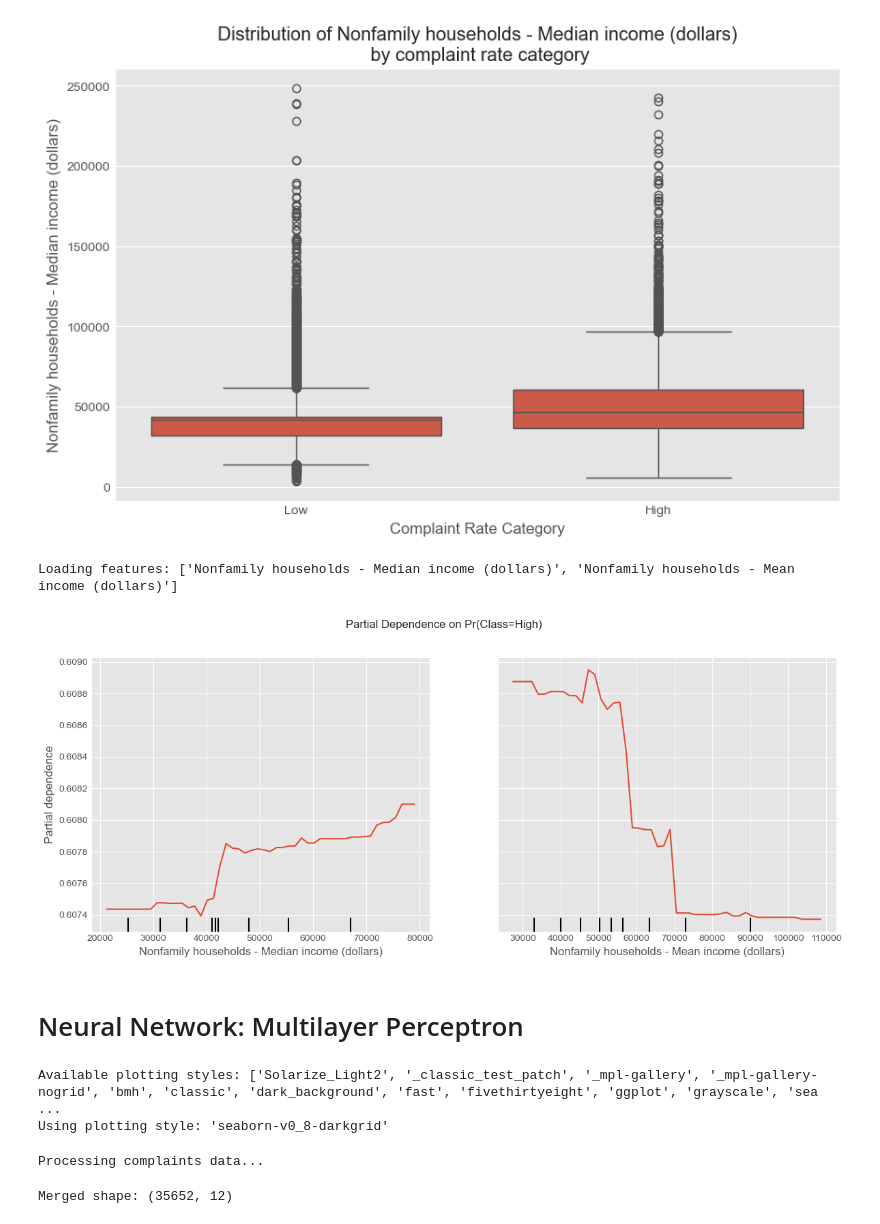
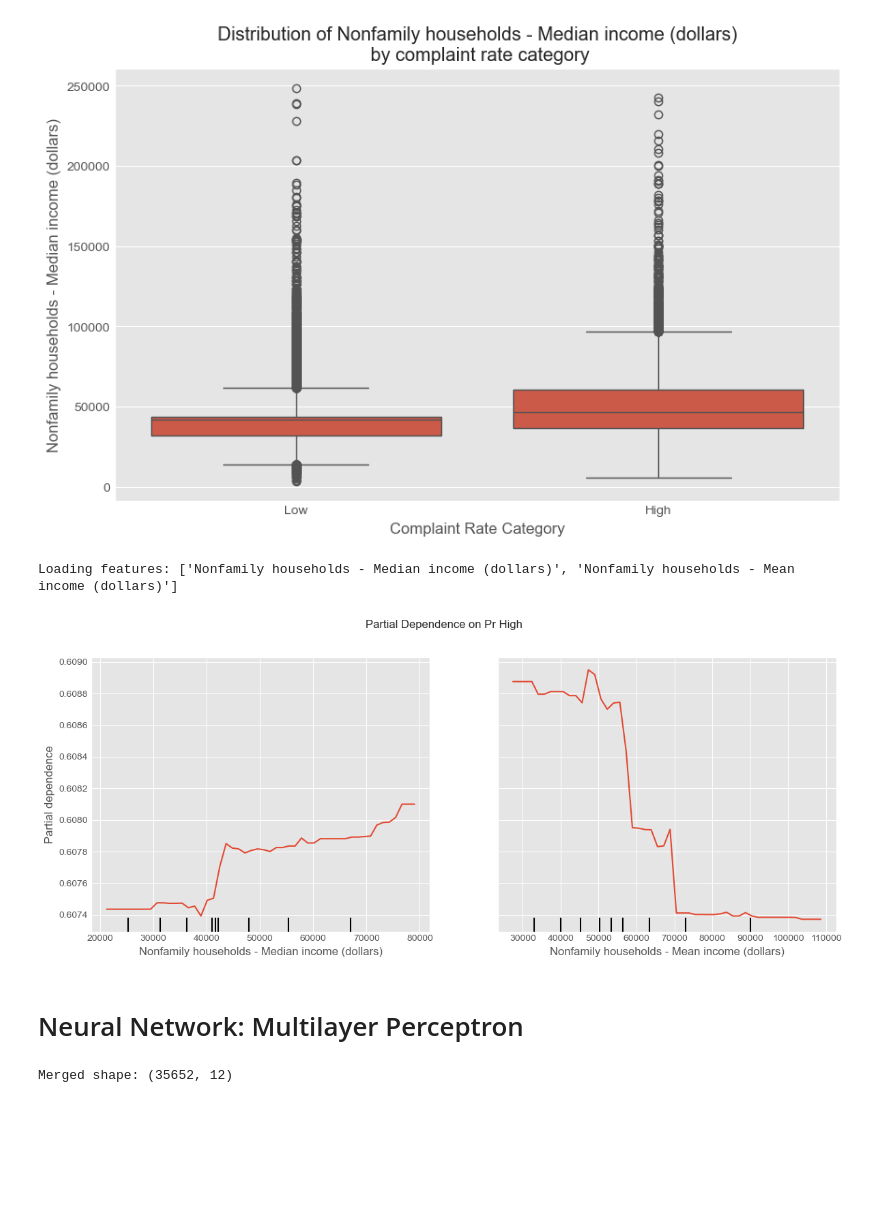
Before and after one commit to CrimsonCovenant/BankCustomerChurnProject, a Jupyter notebook: models.ipynb, the cells around one changed output. Saved outputs shown, nothing was run; the diff lists cells and outputs as text; code cells hidden in the pictures; blank space fills up the shorter version.

```diff
--- a/models.ipynb
+++ b/models.ipynb
@@ -750,7 +748,7 @@ try:
         n_plot = 20
         plt.figure(figsize=(10, max(6, n_plot * 0.3)))
         sns.barplot(x='Coefficient', y='Feature', data=coef_df.head(n_plot), palette='coolwarm')
-        plt.title(f'Top {n_plot} Feature Coefficients')
+        plt.title(f'Top Feature Coefficients')
         plt.xlabel('Coefficient Value')
         plt.ylabel('Feature')
         plt.tight_layout()
@@ -1037,7 +1024,7 @@ try:
         n_top_features = 20
         plt.figure(figsize=(10, max(6, len(importance_df.head(n_top_features)) * 0.3)))
         sns.barplot(x='Importance', y='Feature', data=importance_df.head(n_top_features), palette='viridis')
-        plt.title(f'Top {n_top_features} Feature Importances Random Forest')
+        plt.title(f'Top Feature Importances Random Forest')
         plt.xlabel('Importance Score'); plt.ylabel('Feature')
         plt.tight_layout(); plt.show()
         print(importance_df.head(n_top_features).to_string())
@@ -1070,7 +1057,7 @@ Passing `palette` without assigning `hue` is deprecated and will be removed in v
 15                                 cat__mode_product_type_Debt collection    0.003400
 110  cat__mode_issue_type_Problem with a purchase shown on your statement    0.003376
 # %%
-importance_df = pd.DataFrame() # Initialize
+importance_df = pd.DataFrame()
 top_numeric_features = []
 try:
     feature_names_out = pipeline.named_steps['preprocessor'].get_feature_names_out()
@@ -1078,7 +1065,6 @@ try:
     if len(feature_names_out) == len(importances):
         importance_df = pd.DataFrame({'Feature': feature_names_out, 'Importance': importances})
         importance_df = importance_df.sort_values(by='Importance', ascending=False)
-        # Get top 1 or 2 NUMERIC feature names for later plots
         num_transformer_features = pipeline.named_steps['preprocessor'].transformers_[0][2]
         for feature_name in importance_df['Feature']:
              original_feature = feature_name.split('__')[-1]
@@ -1087,9 +1073,9 @@ try:
              if len(top_numeric_features) >= 2: break
         if not top_numeric_features and num_transformer_features: top_numeric_features = num_transformer_features[:1]
         print(f"Selected top numeric features for plots: {top_numeric_features}")
-    else: print("Warning: Mismatch between feature names and importances.")
+    else: print("Mismatch between feature names and importances")
 except Exception as e: print(f"Could not extract feature importances: {e}")
-if not top_numeric_features: # Fallback if extraction failed
+if not top_numeric_features:
      top_numeric_features = [f for f in numeric_features if f in merged_df.columns][:2]
 # %% [output]
 Selected top numeric features for plots: ['Nonfamily households - Median income (dollars)', 'Nonfamily households - Mean income (dollars)']
@@ -1112,36 +1098,34 @@ else: print("Error for box plot, cant display")
 # %% [output]
 [figure]
 # %%
-if top_numeric_features and 'pipeline' in locals() and 'X_train' in locals() and hasattr(pipeline, 'classes_'):
-     features_for_pdp = [f for f in top_numeric_features[:2] if f in X_train.columns]
-     print(f"Loading features: {features_for_pdp}")
-     if features_for_pdp:
-        target_class_idx = -1; target_class_name = 'High'
-        classes_list = list(pipeline.classes_)
-        if target_class_name in classes_list: target_class_idx = classes_list.index(target_class_name)
-        elif len(classes_list) > 0: target_class_idx = len(classes_list) - 1; target_class_name = classes_list[target_class_idx]; print(f"Class error {target_class_name}")
+features_for_pdp = [f for f in top_numeric_features[:2] if f in X_train.columns]
+print(f"Loading features: {features_for_pdp}")
+if features_for_pdp:
+    target_class_idx = -1; target_class_name = 'High'
+    classes_list = list(pipeline.classes_)
+    if target_class_name in classes_list: target_class_idx = classes_list.index(target_class_name)
+    elif len(classes_list) > 0: target_class_idx = len(classes_list) - 1; target_class_name = classes_list[target_class_idx]; print(f"Class error {target_class_name}")
 
-        if target_class_idx != -1:
-            try:
-                 fig, ax = plt.subplots(figsize=(len(features_for_pdp) * 6, 5))
-                 if len(features_for_pdp) == 1: ax = [ax]
-                 display = PartialDependenceDisplay.from_estimator(
-                     pipeline, X_train, features=features_for_pdp,
-                     target=target_class_idx, grid_resolution=50,
-                     random_state=42, n_jobs=-1, percentiles=(0.05, 0.95),
-                     ax=ax
-                 )
-                 plt.suptitle(f'Partial Dependence on Pr(Class={target_class_name})', y=1.02)
-                 if len(features_for_pdp) > 1: display.figure_.tight_layout()
-                 else: plt.tight_layout()
-                 plt.show()
-            except Exception as e: print(f"-> Could not generate PDP: {e}")
-        else: print("Possible index error")
-     else: print("maybe x_train?")
-else: print("feature error")
+    if target_class_idx != -1:
+        try:
+            fig, ax = plt.subplots(figsize=(len(features_for_pdp) * 6, 5))
+            if len(features_for_pdp) == 1: ax = [ax]
+            display = PartialDependenceDisplay.from_estimator(
+                pipeline, X_train, features=features_for_pdp,
+                target=target_class_idx, grid_resolution=50,
+                random_state=42, n_jobs=-1, percentiles=(0.05, 0.95),
+                ax=ax
+            )
+            plt.suptitle(f'Partial Dependence on Pr {target_class_name}', y=1.02)
+            if len(features_for_pdp) > 1: display.figure_.tight_layout()
+            else: plt.tight_layout()
+            plt.show()
+        except Exception as e: print(f"Could not generate PDP: {e}")
+    else: print("Possible index error")
+else: print("maybe x_train?")
 # %% [output]
 Loading features: ['Nonfamily households - Median income (dollars)', 'Nonfamily households - Mean income (dollars)']
-[figure, old version]
+[figure, new version]
 # %% [markdown]
 # <span>Neural Network: Multilayer Perceptron</span>
 # %%
@@ -1155,25 +1138,10 @@ def clean_zip_code(zip_code):
     if len(zip_digits) < 5: return zip_digits.zfill(5)
     elif len(zip_digits) > 5: return zip_digits[:5]
     return zip_digits
-# %%
-print("Available plotting styles:", plt.style.available)
-plotting_style = 'seaborn-v0_8-darkgrid'
-if plotting_style not in plt.style.available:
-    print(f"Warning: Style '{plotting_style}' not found, using 'ggplot'.")
-    plotting_style = 'ggplot'
-    if plotting_style not in plt.style.available:
-        print(f"Warning: Style 'ggplot' not found, using default.")
-        plotting_style = 'default'
-plt.style.use(plotting_style)
-print(f"Using plotting style: '{plotting_style}'")
-# %% [output]
-Available plotting styles: ['Solarize_Light2', '_classic_test_patch', '_mpl-gallery', '_mpl-gallery-nogrid', 'bmh', 'classic', 'dark_background', 'fast', 'fivethirtyeight', 'ggplot', 'grayscale', 'sea ...
-Using plotting style: 'seaborn-v0_8-darkgrid'
 # %%
 df_complaints = pd.read_csv("cleaned_data/complaints_clean.csv")
 df_national_income = pd.read_csv("cleaned_data/national_income_clean.csv")
 # %%
-print("\nProcessing complaints data...")
 complaint_zip_col = 'zip_code'; complaint_product_col = 'product_type'; complaint_issue_col = 'issue_type'
 if complaint_zip_col not in df_complaints.columns: raise ValueError(f"'{complaint_zip_col}' not found.")
 df_complaints['zip_code_clean'] = df_complaints[complaint_zip_col].apply(clean_zip_code)
@@ -1181,8 +1149,6 @@ df_complaints.dropna(subset=['zip_code_clean'], inplace=True)
 complaints_agg_list = []
 count_agg = df_complaints.groupby('zip_code_clean').size().reset_index(name='complaint_count')
 complaints_agg_list.append(count_agg)
-# %% [output]
-Processing complaints data...
 # %%
 if complaint_product_col in df_complaints.columns:
     mode_product = df_complaints.groupby('zip_code_clean')[complaint_product_col].agg(lambda x: x.mode()[0] if not x.mode().empty else 'Unknown').reset_index().rename(columns={complaint_product_col: 'mode_product_type'})
```
Also changed, not shown: parts of 18 cells of this notebook, 2 other files.
